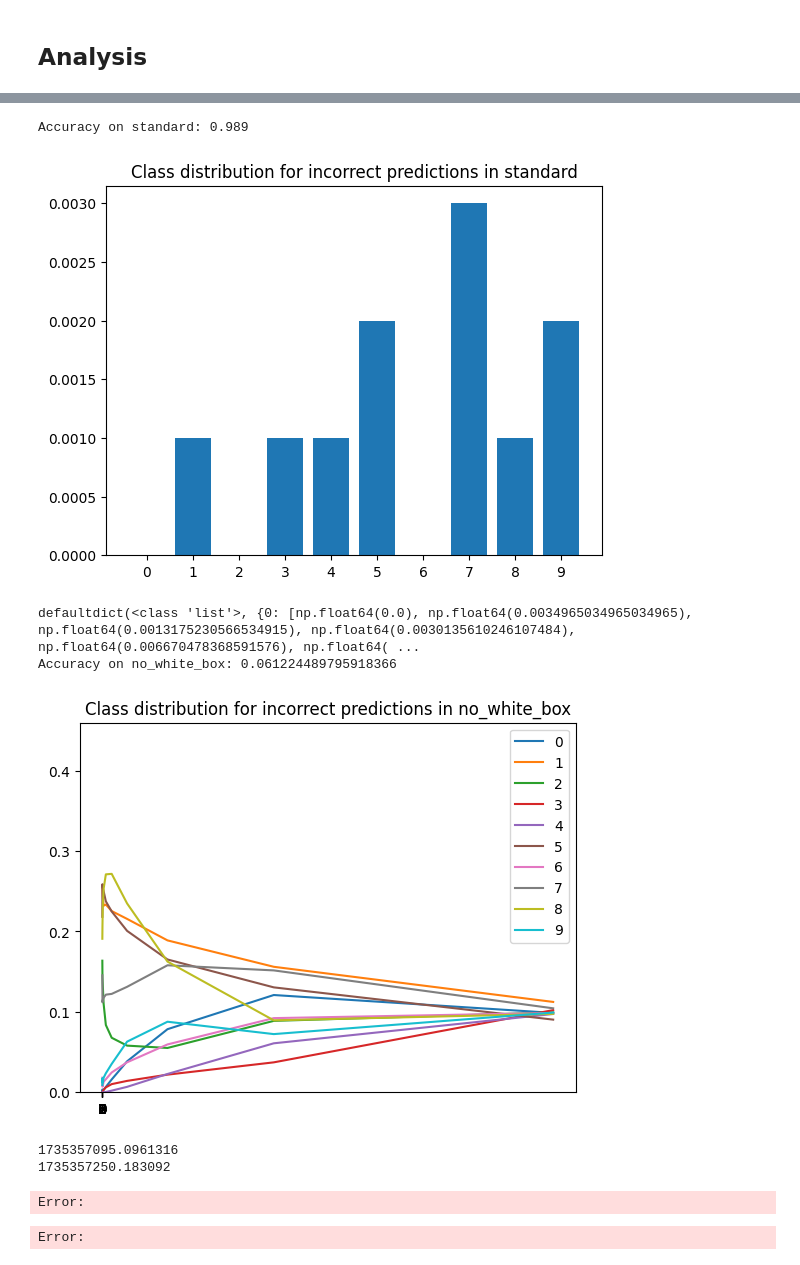
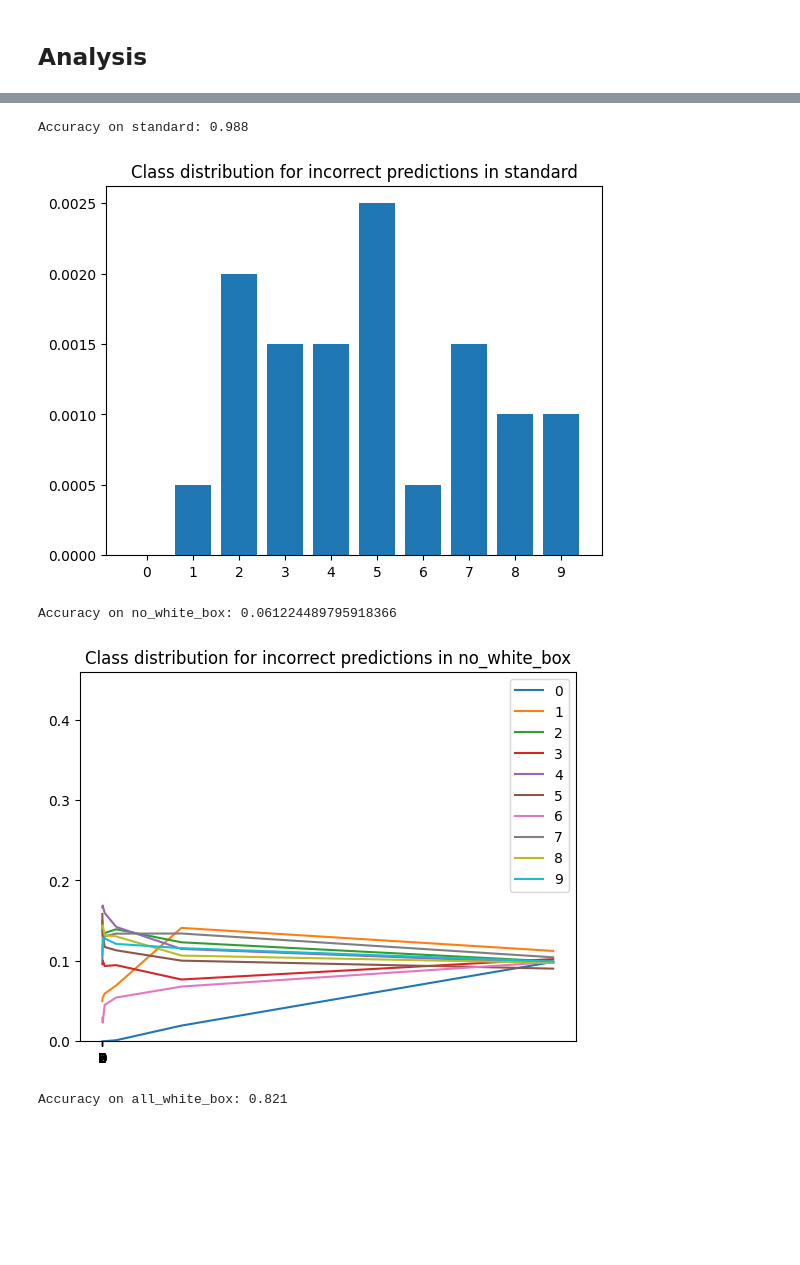
Before and after one commit to max-kaufmann/kronfluence, a Jupyter notebook: examples/mnist/analyze_mnist.ipynb, the cells around one changed output, grey strips where cells are left out. Drawn from its saved outputs; the diff is of its cells as text; code cells hidden in the pictures; blank space fills up the shorter version.

Commit message:
changes to the analysis pipeline

```diff
--- a/examples/mnist/analyze_mnist.ipynb
+++ b/examples/mnist/analyze_mnist.ipynb
@@ -100,12 +106,12 @@ task = ClassificationTask()
 # %%
 # Compute influence factors.
 def get_pairwise_influence_scores(
+    analysis_name: str,
     train_dataset: torch.utils.data.Dataset = train_dataset,
     eval_dataset: torch.utils.data.Dataset = eval_dataset,
-    model: nn.Module = model,
+    model: nn.Module = model_for_analysis,
     task: Task = ClassificationTask(),
 ) -> torch.Tensor:
-    model = prepare_model(model, task)
     analyzer = Analyzer(
         analysis_name="mnist",
         model=model,
@@ -133,7 +139,7 @@ def get_pairwise_influence_scores(
 
     # Compute pairwise scores.
     score_args = ScoreArguments()
-    scores_name = factor_args.strategy
+    scores_name = factor_args.strategy + f"_{analysis_name}"
 
     if use_half_precision:
         score_args = all_low_precision_score_arguments(dtype=torch.bfloat16)
@@ -145,7 +151,7 @@ def get_pairwise_influence_scores(
         factors_name=factors_name,
         query_dataset=eval_dataset,
         train_dataset=train_dataset,
-        per_device_query_batch_size=query_batch_size,
+        per_device_query_batch_size=min(query_batch_size,len(eval_dataset.data)),
         overwrite_output_dir=False,
     )
 
@@ -258,8 +266,8 @@ analysis_dict = defaultdict(dict)
 
 eval_dataset_standard = get_mnist_dataset(split="test", dataset_dir=dataset_dir, in_memory=False)
 eval_dataset_standard.data, eval_dataset_standard.targets = (
-    eval_dataset_standard.data[:1000],
-    eval_dataset_standard.targets[:1000],
+    eval_dataset_standard.data[:2000],
+    eval_dataset_standard.targets[:2000],
 )
 analysis_dict["standard"]["dataset"] = eval_dataset_standard
 
@@ -296,12 +304,14 @@ analysis_dict["just_a_white_box"]["dataset"] = eval_dataset_just_a_white_box
 
 for analysis_name, analysis in analysis_dict.items():
     dataset = analysis["dataset"]
-    predictions = get_model_predictions(model, dataset)
+    predictions = get_model_predictions(model_for_inference, dataset)
     analysis["predictions"] = predictions.numpy(force=True).astype(np.uint8)
     train_targets = dataset.targets.to(device)
     zero_one_loss = predictions == train_targets
     print(f"Accuracy on {analysis_name}: {zero_one_loss.float().mean()}")
 
-    influence_scores = get_pairwise_influence_scores(train_dataset=train_dataset, eval_dataset=dataset)
+    influence_scores = get_pairwise_influence_scores(
+        analysis_name=analysis_name, train_dataset=train_dataset, eval_dataset=dataset
+    )
     analysis["influence_scores"] = influence_scores.cpu().numpy()
 # %% [output]
@@ -316,47 +326,53 @@ for analysis_name, analysis in analysis_dict.items():
     influence_scores = analysis["influence_scores"]
 
     targets = dataset.targets.numpy(force=True)
     data = dataset.data.numpy(force=True)
 
     zero_one_loss = predictions == targets
     print(f"Accuracy on {analysis_name}: {zero_one_loss.mean()}")
 
     correct_idxs = np.where(zero_one_loss)
     incorrect_idxs = np.where(~zero_one_loss)
 
     incorrect_classes = np.bincount(predictions[incorrect_idxs]) / len(predictions)
     plt.bar(
-        list(range(10)),
+        list(range(len(incorrect_classes))),
         incorrect_classes,
     )
-    plt.xticks(list(range(10)),[str(x) for x in range(len(incorrect_classes))])
+    plt.xticks(list(range(10)), [str(x) for x in range(len(incorrect_classes))])
     plt.title(f"Class distribution for incorrect predictions in {analysis_name}")
     plt.show()
 
     # plot_most_influencial_images(
     #     image_idxs=torch.arange(1),
     #     influence_scores=influence_scores,
     #     train_dataset=train_dataset.data,
     #     test_dataset=data,
     #     predictions=predictions,
     #     targets=targets,
     #     top_k=5,
     #     title=f"Most influencial images for incorrect classes in {analysis_name}",
     # )
 
-    plot_influence_rank_by_class(
-        influence_scores=influence_scores,
-        train_targets=train_dataset.targets.numpy(force=True),
-        base=10,
-        image_idxs=incorrect_idxs[:100] # First 100 otherwise this calculatoin can be very slow.
-    )
+    if len(incorrect_idxs) > 0:
+        plot_influence_rank_by_class(
+            influence_scores=influence_scores,
+            train_targets=train_dataset.targets.numpy(force=True),
+            base=10,
+            image_idxs=incorrect_idxs[:100],  # First 100 otherwise this calculatoin can be very slow.
+            num_points=6
+        )
+    elif analysis_name == "just_white_box":
+        plot_influence_rank_by_class(
+            influence_scores=influence_scores,
+            train_targets=train_dataset.targets.numpy(force=True),
+            base=10,
+            image_idx=incorrect_idxs[:100],
+            num_points=6
+        )
 # %% [output]
-Accuracy on standard: 0.989
+Accuracy on standard: 0.988
-[figure, old version]
+[figure, new version]
-defaultdict(<class 'list'>, {0: [np.float64(0.0), np.float64(0.0034965034965034965), np.float64(0.0013175230566534915), np.float64(0.0030135610246107484), np.float64(0.006670478368591576), np.float64( ...
 Accuracy on no_white_box: 0.061224489795918366
-[figure, old version]
+[figure, new version]
-1735357095.0961316
-1735357250.183092
+Accuracy on all_white_box: 0.821
-Error:
-Error:
```
Also changed, not shown: parts of 7 cells of this notebook.
